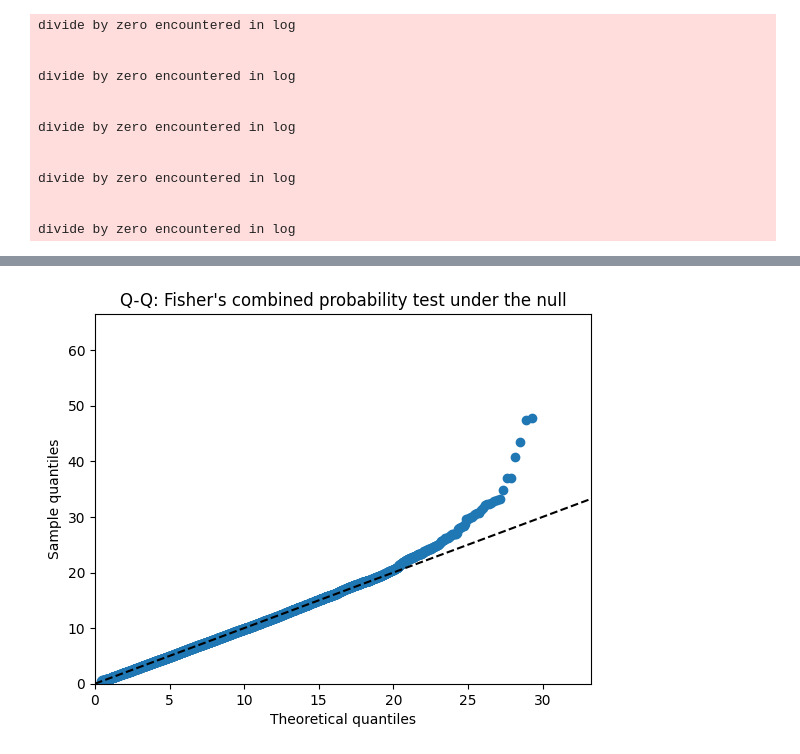
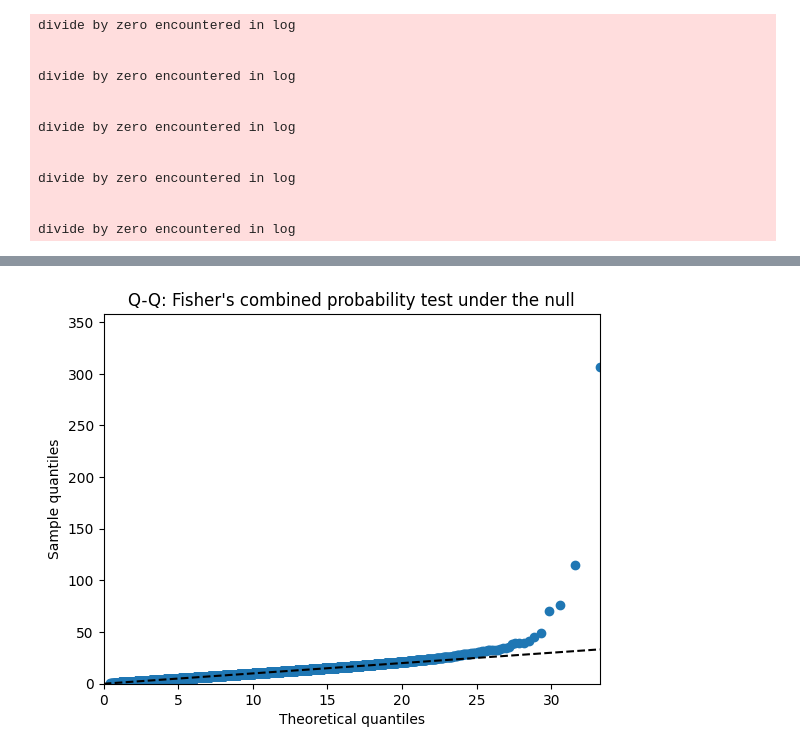
Before and after one commit to getzlab/dig_test_burden, a Jupyter notebook: process_results.ipynb, the cells around one changed output, grey strips where cells are left out. Saved outputs shown, nothing was run; the diff lists cells and outputs as text; code cells hidden in the pictures.

Commit message:
Combined mutation burden test

```diff
--- a/process_results.ipynb
+++ b/process_results.ipynb
@@ -570,6 +570,7 @@ for result_type in result_types:
         df_comb = pd.DataFrame(index = dfi.index.copy())
         col_obs = ['OBS_NONSYN', 'N_SAMP_NONSYN', 'OBS_INDEL']
         col_pi = ['Pi_NONSYN', 'Pi_NONSYN', 'Pi_INDEL']
+        col_size = 'GENE_LENGTH'
     else:
         dfi['GENE'] = dfi.ELT.str.split('::', expand=True)[2]
         dfi = dfi.sort_values(['GENE', 'OBS_SNV'])
@@ -577,6 +578,11 @@ for result_type in result_types:
         dfi = dfi.loc[~dfi.index.duplicated()]
         col_obs = ['OBS_SNV', 'OBS_SAMPLES', 'OBS_INDEL']
         col_pi = ['Pi_SUM', 'Pi_SUM', 'Pi_INDEL']
+        col_size = 'ELT_SIZE'
+
+    genes_in_coding = dfi.index[dfi.index.isin(df_comb.index)]
+    dfi_comp = dfi.loc[genes_in_coding]
+    df_comb.loc[genes_in_coding, 'SIZE_' + result_type] = dfi_comp[col_size].to_numpy().copy()
 
     for j, mt in enumerate(['SNV', 'SNV_SAMPLE', 'INDEL']):
 
@@ -584,8 +590,6 @@ for result_type in result_types:
             pfx_at = '_INDEL'
         else:
             pfx_at = ''
-        genes_in_coding = dfi.index[dfi.index.isin(df_comb.index)]
-        dfi_comp = dfi.loc[genes_in_coding]
         df_comb.loc[genes_in_coding, 'PVAL_' + result_type + '_' + mt + '_recalc'] = nb_pvalue_greater_midp(
             dfi_comp[col_obs[j]],
             dfi_comp['ALPHA' + pfx_at],
@@ -614,10 +618,10 @@ for result_type in result_types:
     df_comb[col_i + '_lower'] = np.nan
     df_comb[col_i + '_upper'] = np.nan
     for idx in df_comb.index:
-        df_comb.at[idx, col_i + '_recalc'] = sp.stats.combine_pvalues([df_comb.at[idx, 'PVAL_' + result_type + '_SNV_recalc'], df_comb.at[idx, 'PVAL_' + result_type + '_INDEL_recalc']], method='fisher').pvalue
-        df_comb.at[idx, col_i + '_unif'] = sp.stats.combine_pvalues([df_comb.at[idx, 'PVAL_' + result_type + '_SNV_unif'], df_comb.at[idx, 'PVAL_' + result_type + '_INDEL_unif']], method='fisher').pvalue
-        df_comb.at[idx, col_i + '_lower'] = sp.stats.combine_pvalues([df_comb.at[idx, 'PVAL_' + result_type + '_SNV_lower'], df_comb.at[idx, 'PVAL_' + result_type + '_INDEL_lower']], method='fisher').pvalue
-        df_comb.at[idx, col_i + '_upper'] = sp.stats.combine_pvalues([df_comb.at[idx, 'PVAL_' + result_type + '_SNV_upper'], df_comb.at[idx, 'PVAL_' + result_type + '_INDEL_upper']], method='fisher').pvalue
+        df_comb.at[idx, col_i + '_recalc'] = sp.stats.combine_pvalues([df_comb.at[idx, 'PVAL_' + result_type + '_SNV_recalc'], df_comb.at[idx, 'PVAL_' + result_type + '_INDEL_recalc']], method='fisher')[1]
+        df_comb.at[idx, col_i + '_unif'] = sp.stats.combine_pvalues([df_comb.at[idx, 'PVAL_' + result_type + '_SNV_unif'], df_comb.at[idx, 'PVAL_' + result_type + '_INDEL_unif']], method='fisher')[1]
+        df_comb.at[idx, col_i + '_lower'] = sp.stats.combine_pvalues([df_comb.at[idx, 'PVAL_' + result_type + '_SNV_lower'], df_comb.at[idx, 'PVAL_' + result_type + '_INDEL_lower']], method='fisher')[1]
+        df_comb.at[idx, col_i + '_upper'] = sp.stats.combine_pvalues([df_comb.at[idx, 'PVAL_' + result_type + '_SNV_upper'], df_comb.at[idx, 'PVAL_' + result_type + '_INDEL_upper']], method='fisher')[1]
 
 # combining p-values across region types
 for mt in ['SNV', 'SNV_SAMPLE', 'INDEL', 'MUT']:
@@ -662,15 +666,15 @@ df_comb
 # %%
 Y = np.sort(-2 * np.log(df_comb[['PVAL_' + rt + '_SNV_unif' for rt in result_types]].to_numpy()).sum(axis=1))
 Y = Y[~np.isnan(Y)]
 n = Y.shape[0]
 X = sp.stats.chi2.ppf((np.arange(n-1) + 1) / n, df=8)
 plt.scatter(X, Y[:-1])
 plt.plot([0, X.max()], [0, X.max()], 'k--')
 plt.xlim([0, X.max()])
-plt.ylim([0, 2*X.max()])
+plt.ylim([0, Y.max()])
 plt.title('Q-Q: Fisher\'s combined probability test under the null')
 plt.xlabel('Theoretical quantiles')
 plt.ylabel('Sample quantiles')
 plt.show()
 # %% [output]
-[figure, old version]
+[figure, new version]
```
Also changed, not shown: parts of 1 cell of this notebook, 3 other files.
